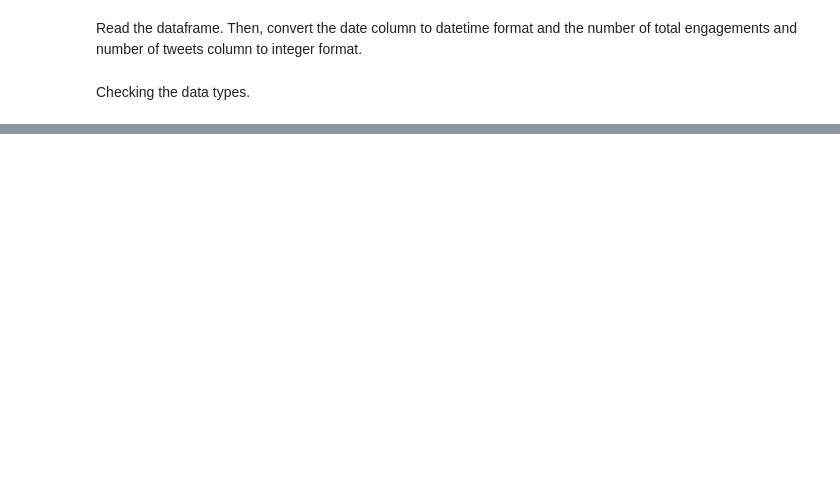
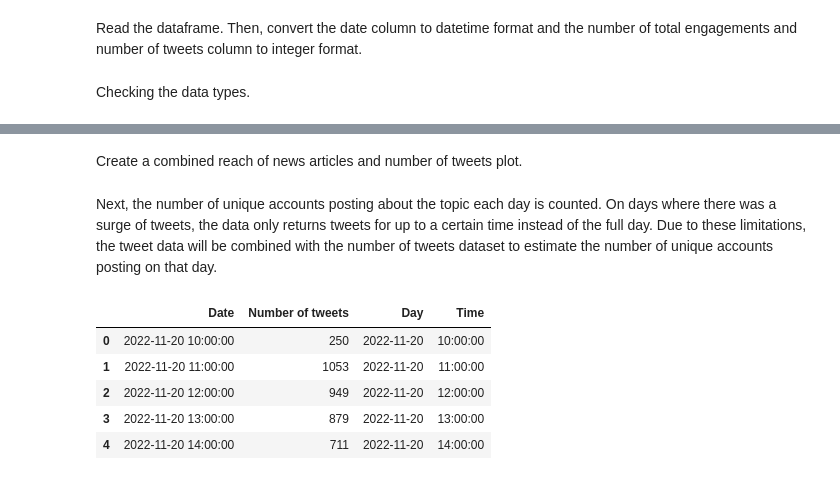
Before and after one commit to zzoeys/zzoeys.github.io, a Jupyter notebook: anthro390/plots/bubble_chart.ipynb, the cells around one changed output, grey strips where cells are left out. Drawn from its saved outputs; the diff is of its cells as text; code cells hidden in the pictures; blank space fills up the shorter version.

```diff
--- a/anthro390/plots/bubble_chart.ipynb
+++ b/anthro390/plots/bubble_chart.ipynb
@@ -39,3 +65,5 @@ memory usage: 2.8 KB
+# %% [markdown]
+Create a combined reach of news articles and number of tweets plot.
 # %%
 trace1 = go.Scatter(
     x = df_news_articles_stats["Date"],
@@ -65,3 +98,17 @@ fig.add_trace(trace2)
 fig.show()
 # %%
 fig.write_html("html/combined.html", include_plotlyjs="cdn", full_html = False)
+# %% [markdown]
+Next, the number of unique accounts posting about the topic each day is counted. On days where there was a surge of tweets, the data only returns tweets for up to a certain time instead of the full day. Due to these limitations, the tweet data will be combined with the number of tweets dataset to estimate the number of unique accounts posting on that day.
+# %%
+df_number_of_tweets["Date"] = df_number_of_tweets["Date"].astype(str)
+df_number_of_tweets[['Day','Time']] = df_number_of_tweets.Date.str.split(expand=True)
+
+df_number_of_tweets.head()
+# %% [output]
+|  | Date | Number of tweets | Day | Time |
+| 0 | 2022-11-20 10:00:00 | 250 | 2022-11-20 | 10:00:00 |
+| 1 | 2022-11-20 11:00:00 | 1053 | 2022-11-20 | 11:00:00 |
+| 2 | 2022-11-20 12:00:00 | 949 | 2022-11-20 | 12:00:00 |
+| 3 | 2022-11-20 13:00:00 | 879 | 2022-11-20 | 13:00:00 |
+| 4 | 2022-11-20 14:00:00 | 711 | 2022-11-20 | 14:00:00 |
```
Also changed, not shown: parts of 12 cells of this notebook, 9 other files.
